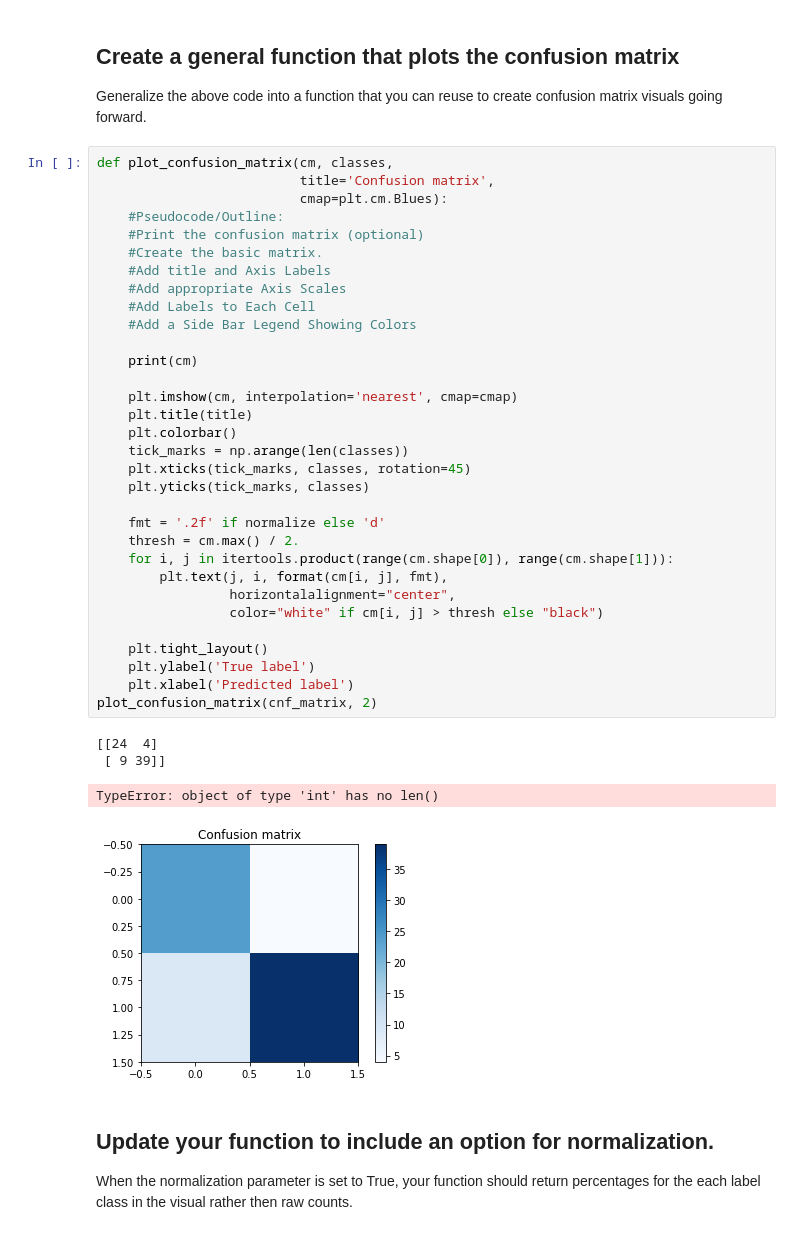
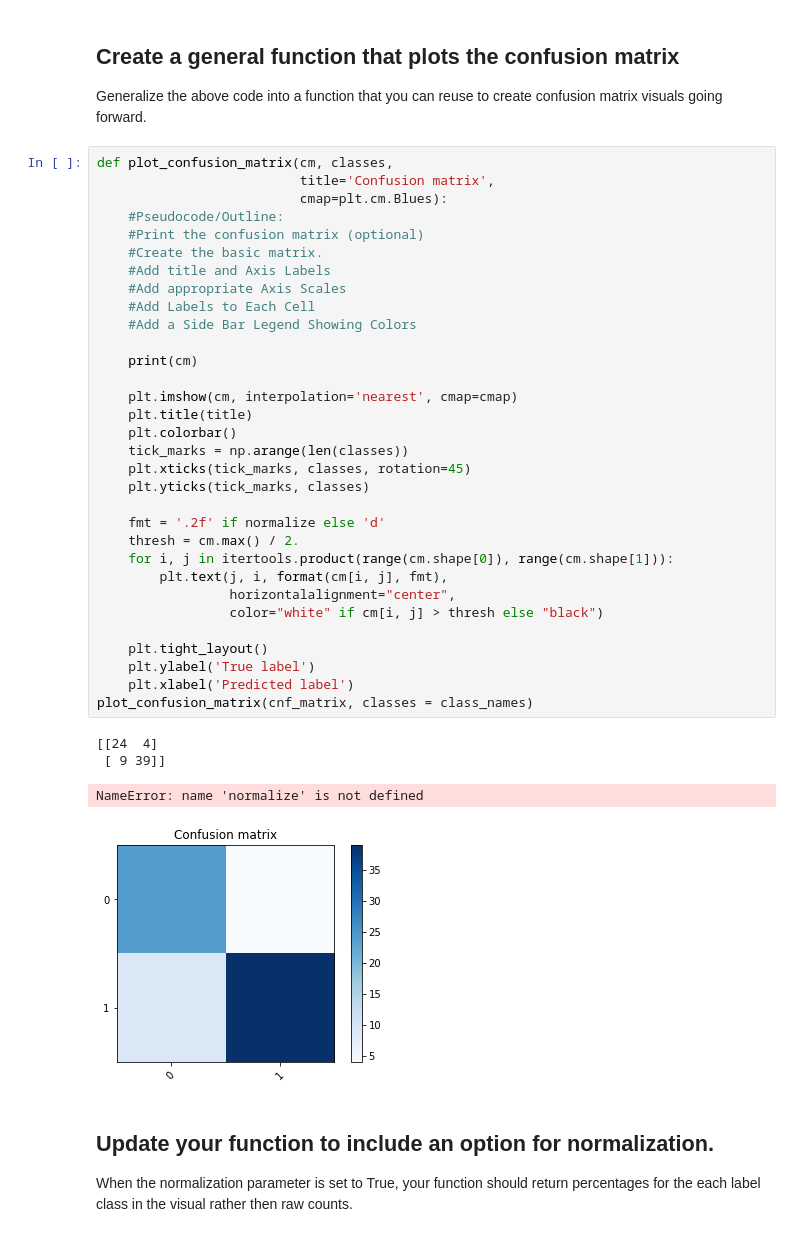
Before and after one commit to softserveslayer/dsc-3-29-07-visualizing-confusion-matrices-lab-nyc-career-ds-102218, a Jupyter notebook: index.ipynb, the cells around one changed output. Drawn from its saved outputs; the diff is of its cells as text.

```diff
--- a/index.ipynb
+++ b/index.ipynb
@@ -123,36 +123,36 @@ def plot_confusion_matrix(cm, classes,
     #Pseudocode/Outline:
     #Print the confusion matrix (optional)
     #Create the basic matrix.
     #Add title and Axis Labels
     #Add appropriate Axis Scales
     #Add Labels to Each Cell
     #Add a Side Bar Legend Showing Colors
 
     print(cm)
 
     plt.imshow(cm, interpolation='nearest', cmap=cmap)
     plt.title(title)
     plt.colorbar()
     tick_marks = np.arange(len(classes))
     plt.xticks(tick_marks, classes, rotation=45)
     plt.yticks(tick_marks, classes)
 
     fmt = '.2f' if normalize else 'd'
     thresh = cm.max() / 2.
     for i, j in itertools.product(range(cm.shape[0]), range(cm.shape[1])):
         plt.text(j, i, format(cm[i, j], fmt),
                  horizontalalignment="center",
                  color="white" if cm[i, j] > thresh else "black")
 
     plt.tight_layout()
     plt.ylabel('True label')
     plt.xlabel('Predicted label')
-plot_confusion_matrix(cnf_matrix, 2)
+plot_confusion_matrix(cnf_matrix, classes = class_names)
 # %% [output]
 [[24  4]
  [ 9 39]]
-TypeError: object of type 'int' has no len()
+NameError: name 'normalize' is not defined
-[figure, old version]
+[figure, new version]
 # %% [markdown]
 ## Update your function to include an option for normalization.
 When the normalization parameter is set to True, your function should return percentages for the each label class in the visual rather then raw counts.
```
